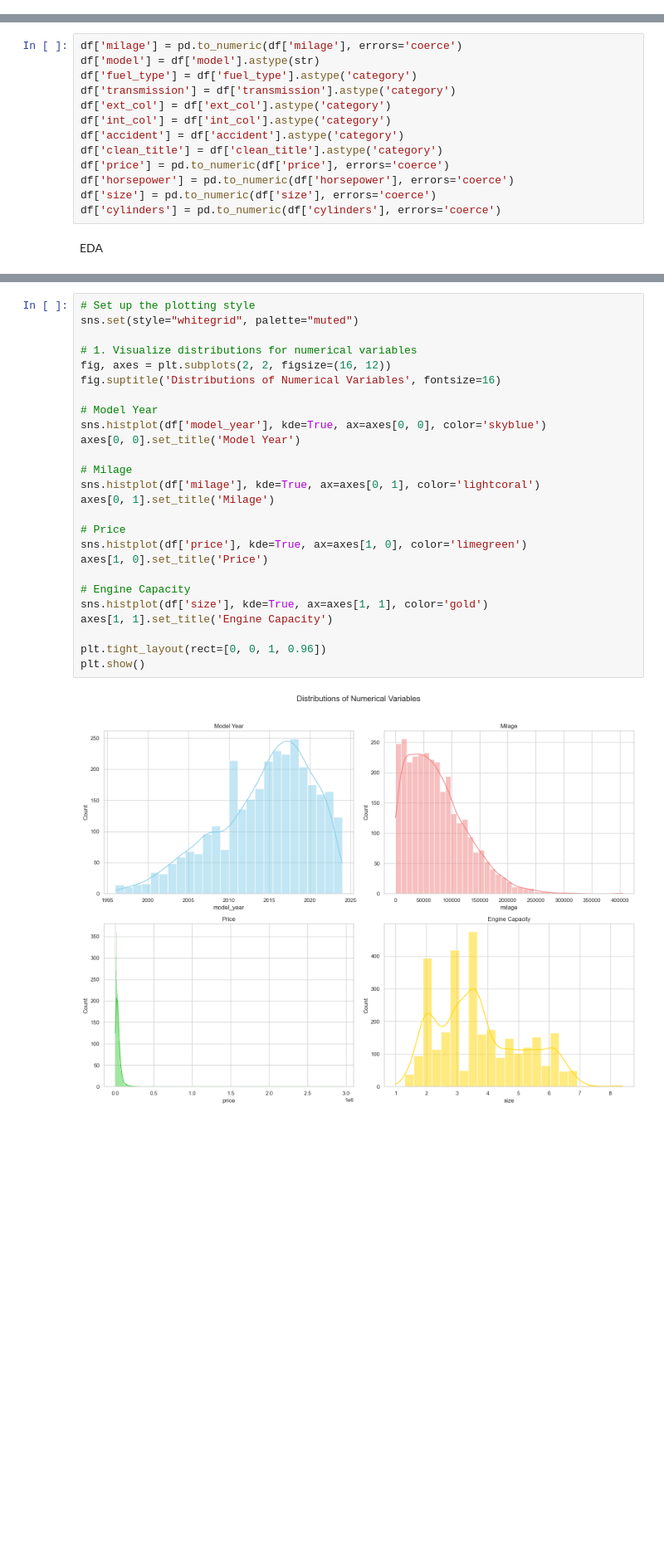
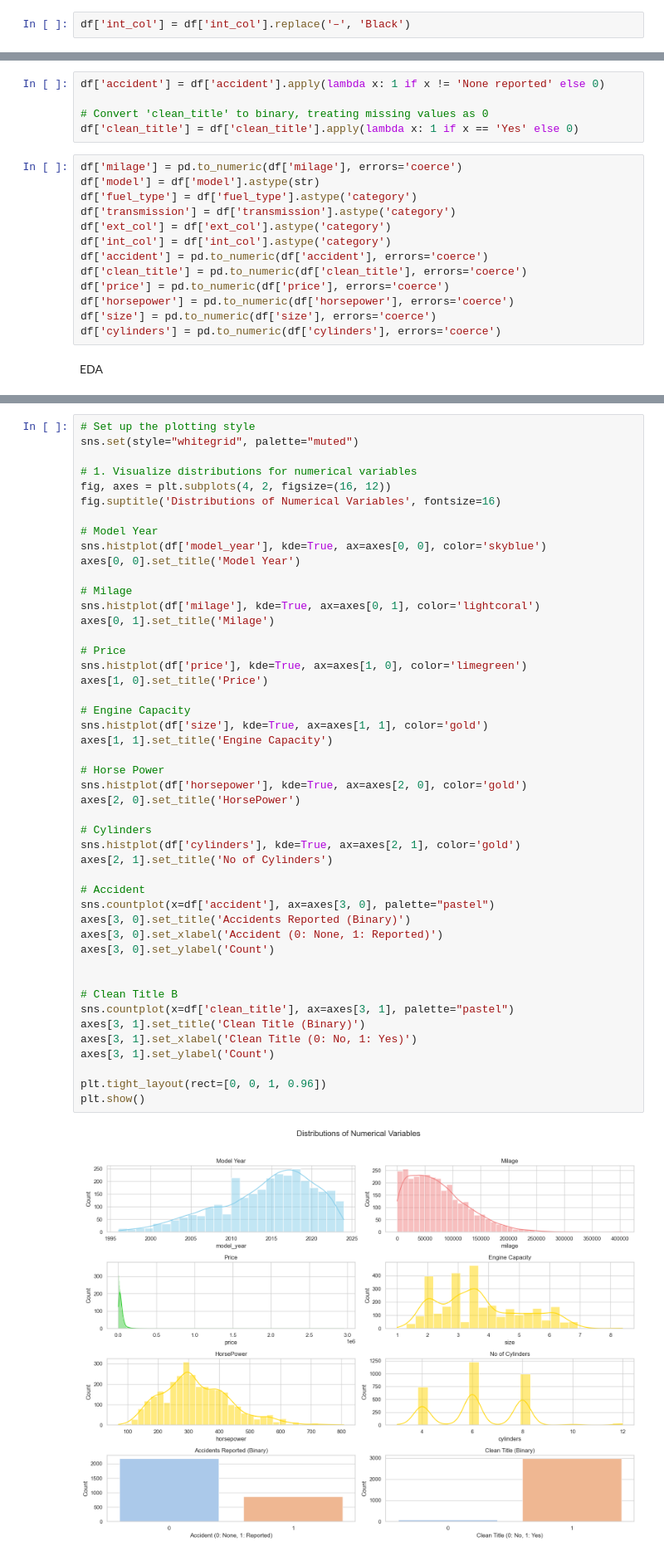
Before and after one commit to Dipu9813/Predict-car-price-DSproject, a Jupyter notebook: KCE080BCT008.ipynb, the cells around one changed output, grey strips where cells are left out. Shown at 83% size. Drawn from its saved outputs; the diff is of its cells as text; blank space fills up the shorter version.

```diff
--- a/KCE080BCT008.ipynb
+++ b/KCE080BCT008.ipynb
@@ -298,0 +316,2 @@ Name: count, dtype: int64
+# %%
+df['int_col'] = df['int_col'].replace('–', 'Black')
@@ -328,3 +360,8 @@ df.shape
+# %%
+df['accident'] = df['accident'].apply(lambda x: 1 if x != 'None reported' else 0)
+
+# Convert 'clean_title' to binary, treating missing values as 0
+df['clean_title'] = df['clean_title'].apply(lambda x: 1 if x == 'Yes' else 0)
 # %%
 df['milage'] = pd.to_numeric(df['milage'], errors='coerce')
 df['model'] = df['model'].astype(str)
@@ -332,8 +369,8 @@ df['fuel_type'] = df['fuel_type'].astype('category')
 df['transmission'] = df['transmission'].astype('category')
 df['ext_col'] = df['ext_col'].astype('category')
 df['int_col'] = df['int_col'].astype('category')
-df['accident'] = df['accident'].astype('category')
-df['clean_title'] = df['clean_title'].astype('category')
+df['accident'] = pd.to_numeric(df['accident'], errors='coerce')
+df['clean_title'] = pd.to_numeric(df['clean_title'], errors='coerce')
 df['price'] = pd.to_numeric(df['price'], errors='coerce')
 df['horsepower'] = pd.to_numeric(df['horsepower'], errors='coerce')
 df['size'] = pd.to_numeric(df['size'], errors='coerce')
@@ -346,28 +395,49 @@ Analyzing the distibution of numerical features
 # %%
 # Set up the plotting style
 sns.set(style="whitegrid", palette="muted")
 
 # 1. Visualize distributions for numerical variables
-fig, axes = plt.subplots(2, 2, figsize=(16, 12))
+fig, axes = plt.subplots(4, 2, figsize=(16, 12))
 fig.suptitle('Distributions of Numerical Variables', fontsize=16)
 
 # Model Year
 sns.histplot(df['model_year'], kde=True, ax=axes[0, 0], color='skyblue')
 axes[0, 0].set_title('Model Year')
 
 # Milage
 sns.histplot(df['milage'], kde=True, ax=axes[0, 1], color='lightcoral')
 axes[0, 1].set_title('Milage')
 
 # Price
 sns.histplot(df['price'], kde=True, ax=axes[1, 0], color='limegreen')
 axes[1, 0].set_title('Price')
 
 # Engine Capacity
 sns.histplot(df['size'], kde=True, ax=axes[1, 1], color='gold')
 axes[1, 1].set_title('Engine Capacity')
 
+# Horse Power
+sns.histplot(df['horsepower'], kde=True, ax=axes[2, 0], color='gold')
+axes[2, 0].set_title('HorsePower')
+
+# Cylinders
+sns.histplot(df['cylinders'], kde=True, ax=axes[2, 1], color='gold')
+axes[2, 1].set_title('No of Cylinders')
+
+# Accident
+sns.countplot(x=df['accident'], ax=axes[3, 0], palette="pastel")
+axes[3, 0].set_title('Accidents Reported (Binary)')
+axes[3, 0].set_xlabel('Accident (0: None, 1: Reported)')
+axes[3, 0].set_ylabel('Count')
+
+
+# Clean Title B
+sns.countplot(x=df['clean_title'], ax=axes[3, 1], palette="pastel")
+axes[3, 1].set_title('Clean Title (Binary)')
+axes[3, 1].set_xlabel('Clean Title (0: No, 1: Yes)')
+axes[3, 1].set_ylabel('Count')
+
 plt.tight_layout(rect=[0, 0, 1, 0.96])
 plt.show()
 # %% [output]
-[figure, old version]
+[figure, new version]
```
Also changed, not shown: parts of 33 cells of this notebook.
